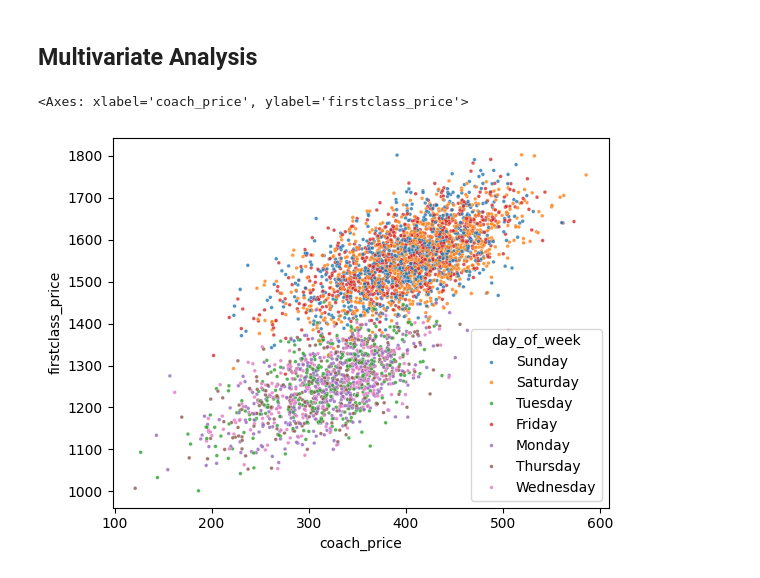
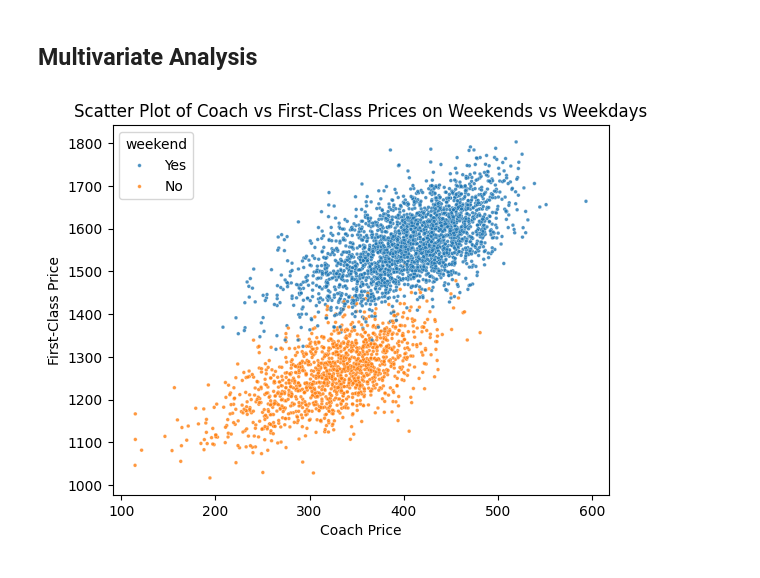
Before and after one commit to 7086600/airline_analysis_project, a Jupyter notebook: airline_analysis.ipynb, the cells around one changed output. Saved outputs shown, nothing was run; the diff lists cells and outputs as text; code cells hidden in the pictures.

Commit message:
changing of creating scatterplot with hue='weekend' instead filtering datasets by sunday, saturday

```diff
--- a/airline_analysis.ipynb
+++ b/airline_analysis.ipynb
@@ -227,12 +227,10 @@ There is a break in the distribution of passengers around 180 (very few flights
 ## Multivariate Analysis
 # %%
 # 7 relationship between coach and first-class prices on weekends compared to weekdays
-
-# filtering dataset by weekdays and weekends
-flight_weekdays = flight[(flight['day_of_week'] != 'Saturday') & (flight['day_of_week'] != 'Sunday')]
-flight_weekends = flight[(flight['day_of_week'] == 'Saturday') | (flight['day_of_week'] == 'Sunday')]
-
-sns.scatterplot(data=flight_sub, x='coach_price', y='firstclass_price', hue='day_of_week', alpha=0.8, s=7)
+sns.scatterplot(data=flight_sub, x='coach_price', y='firstclass_price', hue='weekend', alpha=0.8, s=7)
+plt.title('Scatter Plot of Coach vs First-Class Prices on Weekends vs Weekdays')
+plt.xlabel('Coach Price')
+plt.ylabel('First-Class Price')
+plt.show()
 # %% [output]
-<Axes: xlabel='coach_price', ylabel='firstclass_price'>
-[figure, old version]
+[figure, new version]
```
Also changed, not shown: parts of 2 cells of this notebook.
